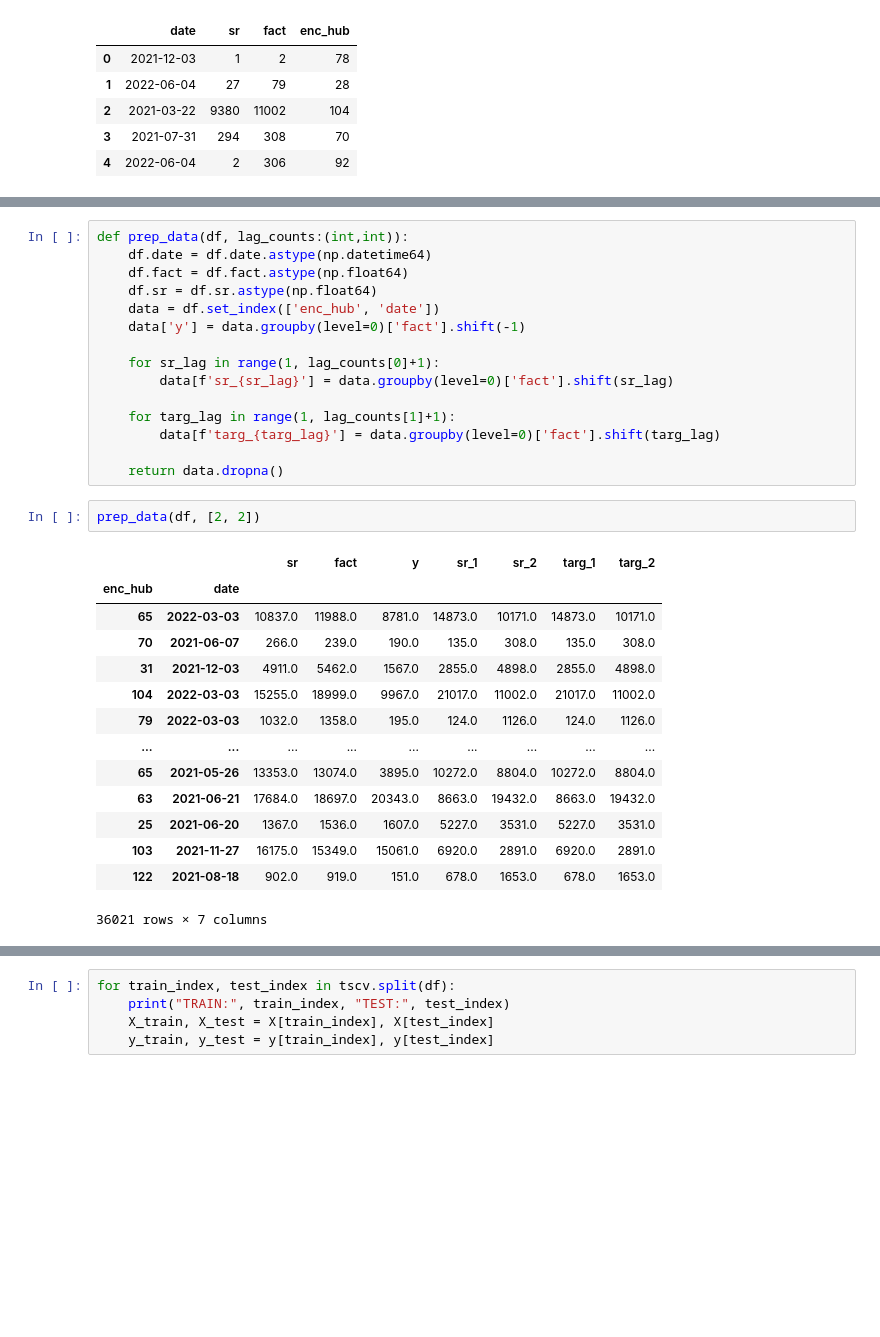
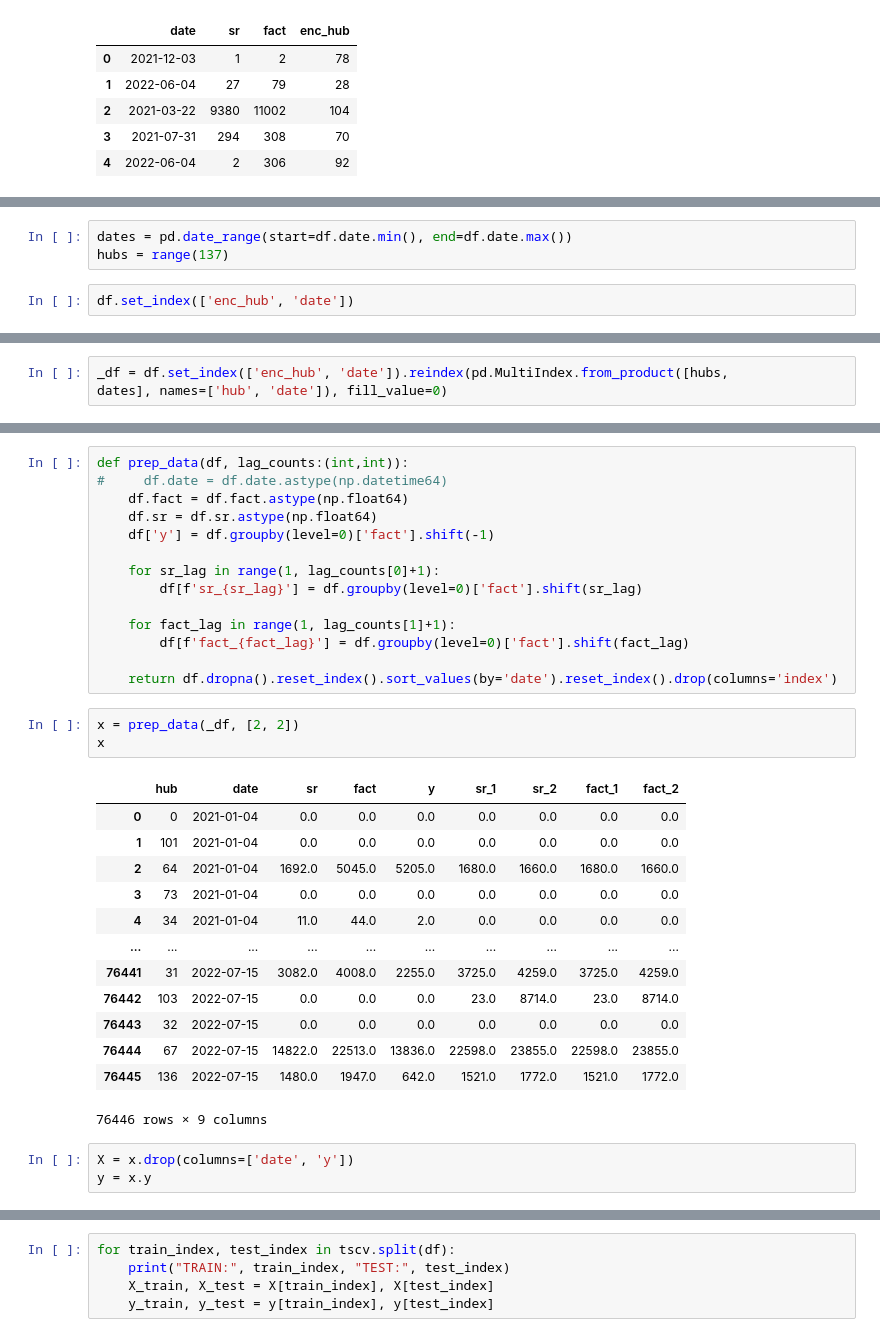
Before and after one commit to Olenek/test_oz, a Jupyter notebook: main.ipynb, the cells around one changed output, grey strips where cells are left out. Drawn from its saved outputs; the diff is of its cells as text; blank space fills up the shorter version.

```diff
--- a/main.ipynb
+++ b/main.ipynb
@@ -13,0 +50,5 @@ df.head()
+# %%
+dates = pd.date_range(start=df.date.min(), end=df.date.max())
+hubs = range(137)
+# %%
+df.set_index(['enc_hub', 'date'])
@@ -13,0 +70,3 @@ df.head()
+# %%
+_df = df.set_index(['enc_hub', 'date']).reindex(pd.MultiIndex.from_product([hubs,
+dates], names=['hub', 'date']), fill_value=0)
@@ -14,32 +90,34 @@ df.head()
 # %%
 def prep_data(df, lag_counts:(int,int)):
-    df.date = df.date.astype(np.datetime64)
+#     df.date = df.date.astype(np.datetime64)
     df.fact = df.fact.astype(np.float64)
     df.sr = df.sr.astype(np.float64)
-    data = df.set_index(['enc_hub', 'date'])
-    data['y'] = data.groupby(level=0)['fact'].shift(-1)
+    df['y'] = df.groupby(level=0)['fact'].shift(-1)
 
     for sr_lag in range(1, lag_counts[0]+1):
-        data[f'sr_{sr_lag}'] = data.groupby(level=0)['fact'].shift(sr_lag)
+        df[f'sr_{sr_lag}'] = df.groupby(level=0)['fact'].shift(sr_lag)
 
-    for targ_lag in range(1, lag_counts[1]+1):
-        data[f'targ_{targ_lag}'] = data.groupby(level=0)['fact'].shift(targ_lag)
+    for fact_lag in range(1, lag_counts[1]+1):
+        df[f'fact_{fact_lag}'] = df.groupby(level=0)['fact'].shift(fact_lag)
 
-    return data.dropna()
+    return df.dropna().reset_index().sort_values(by='date').reset_index().drop(columns='index')
 # %%
-prep_data(df, [2, 2])
+x = prep_data(_df, [2, 2])
+x
 # %% [output]
-|  |  | sr | fact | y | sr_1 | sr_2 | targ_1 | targ_2 |
-| enc_hub | date |  |  |  |  |  |  |  |
-| 65 | 2022-03-03 | 10837.0 | 11988.0 | 8781.0 | 14873.0 | 10171.0 | 14873.0 | 10171.0 |
-| 70 | 2021-06-07 | 266.0 | 239.0 | 190.0 | 135.0 | 308.0 | 135.0 | 308.0 |
-| 31 | 2021-12-03 | 4911.0 | 5462.0 | 1567.0 | 2855.0 | 4898.0 | 2855.0 | 4898.0 |
-| 104 | 2022-03-03 | 15255.0 | 18999.0 | 9967.0 | 21017.0 | 11002.0 | 21017.0 | 11002.0 |
-| 79 | 2022-03-03 | 1032.0 | 1358.0 | 195.0 | 124.0 | 1126.0 | 124.0 | 1126.0 |
-| ... | ... | ... | ... | ... | ... | ... | ... | ... |
-| 65 | 2021-05-26 | 13353.0 | 13074.0 | 3895.0 | 10272.0 | 8804.0 | 10272.0 | 8804.0 |
-| 63 | 2021-06-21 | 17684.0 | 18697.0 | 20343.0 | 8663.0 | 19432.0 | 8663.0 | 19432.0 |
-| 25 | 2021-06-20 | 1367.0 | 1536.0 | 1607.0 | 5227.0 | 3531.0 | 5227.0 | 3531.0 |
-| 103 | 2021-11-27 | 16175.0 | 15349.0 | 15061.0 | 6920.0 | 2891.0 | 6920.0 | 2891.0 |
-| 122 | 2021-08-18 | 902.0 | 919.0 | 151.0 | 678.0 | 1653.0 | 678.0 | 1653.0 |
+|  | hub | date | sr | fact | y | sr_1 | sr_2 | fact_1 | fact_2 |
+| 0 | 0 | 2021-01-04 | 0.0 | 0.0 | 0.0 | 0.0 | 0.0 | 0.0 | 0.0 |
+| 1 | 101 | 2021-01-04 | 0.0 | 0.0 | 0.0 | 0.0 | 0.0 | 0.0 | 0.0 |
+| 2 | 64 | 2021-01-04 | 1692.0 | 5045.0 | 5205.0 | 1680.0 | 1660.0 | 1680.0 | 1660.0 |
+| 3 | 73 | 2021-01-04 | 0.0 | 0.0 | 0.0 | 0.0 | 0.0 | 0.0 | 0.0 |
+| 4 | 34 | 2021-01-04 | 11.0 | 44.0 | 2.0 | 0.0 | 0.0 | 0.0 | 0.0 |
+| ... | ... | ... | ... | ... | ... | ... | ... | ... | ... |
+| 76441 | 31 | 2022-07-15 | 3082.0 | 4008.0 | 2255.0 | 3725.0 | 4259.0 | 3725.0 | 4259.0 |
+| 76442 | 103 | 2022-07-15 | 0.0 | 0.0 | 0.0 | 23.0 | 8714.0 | 23.0 | 8714.0 |
+| 76443 | 32 | 2022-07-15 | 0.0 | 0.0 | 0.0 | 0.0 | 0.0 | 0.0 | 0.0 |
+| 76444 | 67 | 2022-07-15 | 14822.0 | 22513.0 | 13836.0 | 22598.0 | 23855.0 | 22598.0 | 23855.0 |
+| 76445 | 136 | 2022-07-15 | 1480.0 | 1947.0 | 642.0 | 1521.0 | 1772.0 | 1521.0 | 1772.0 |
-36021 rows × 7 columns
+76446 rows × 9 columns
+# %%
+X = x.drop(columns=['date', 'y'])
+y = x.y
```
Also changed, not shown: parts of 15 cells of this notebook, 1 other file.
